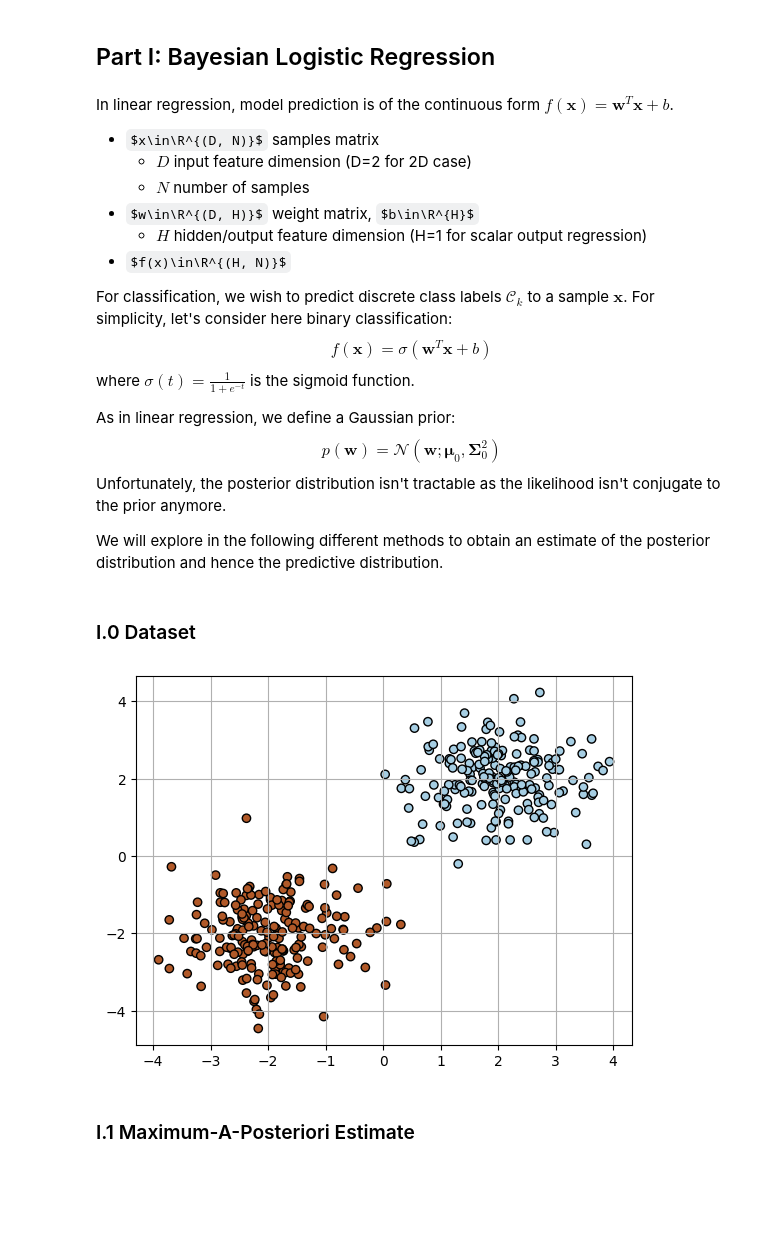
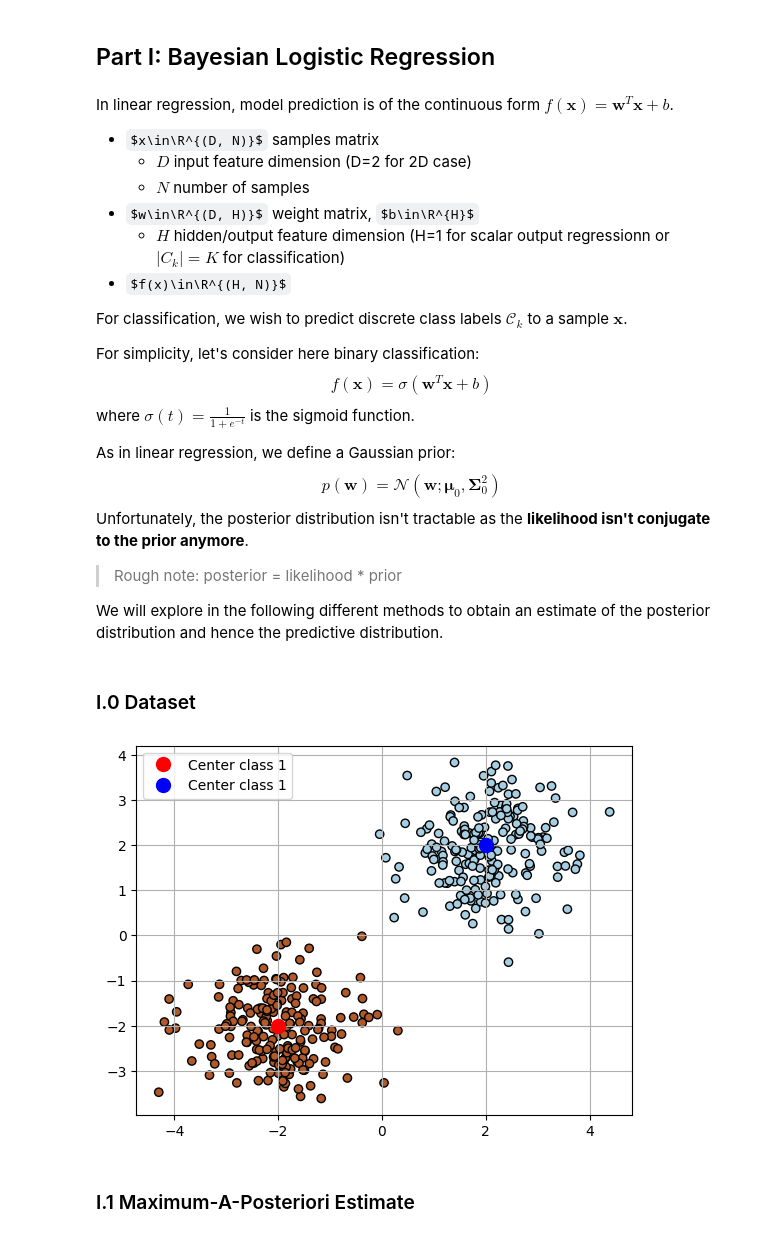
Before and after one commit to balthazarneveu/MVA23_DEEP_LEARNING_THEORY_FOUNDATIONS, a Jupyter notebook: TP2_Approximate_Inference.ipynb, the cells around one changed output. Drawn from its saved outputs; the diff is of its cells as text; code cells hidden in the pictures; some formulas as TeX source; blank space fills up the shorter version.

```diff
--- a/TP2_Approximate_Inference.ipynb
+++ b/TP2_Approximate_Inference.ipynb
@@ -48,17 +50,20 @@ In linear regression, model prediction is of the continuous form $f(\pmb{x})=\pm
   - $D$ input feature dimension (D=2 for 2D case)
   - $N$ number of samples
 - $w\in\R^{(D, H)}$ weight matrix, $b\in\R^{H}$
-    - $H$ hidden/output feature dimension  (H=1 for scalar output regression)
+    - $H$ hidden/output feature dimension  (H=1 for scalar output regressionn or $|C_{k}|=K$ for classification)
 - $f(x)\in\R^{(H, N)}$
 
 For classification, we wish to predict discrete class labels $\mathcal{C}_k$ to a sample $\pmb{x}$.
+
 For simplicity, let's consider here binary classification:
 $$f(\pmb{x}) = \sigma(\pmb{w}^T\pmb{x} + b)$$
 where $\sigma(t)= \frac{1}{1+e^{-t}}$ is the sigmoid function.
 
 As in linear regression, we define a Gaussian prior:
 $$ p(\pmb{w}) = \mathcal{N}(\pmb{w}; \pmb{\mu}_0, \pmb{\Sigma}_0^2) $$
-Unfortunately, the posterior distribution isn't tractable as the likelihood isn't conjugate to the prior anymore.
+Unfortunately, the posterior distribution isn't tractable as the **likelihood isn't conjugate to the prior anymore**.
+
+> Rough note: posterior = likelihood * prior
 
 We will explore in the following different methods to obtain an estimate of the posterior distribution and hence the predictive distribution.
 # %% [markdown]
@@ -71,18 +76,22 @@ NB_SAMPLES = 400 #@param
 TEXT_LOCATION = (-5,-7)
 # %%
 # Load linear dataset
-X, y = make_blobs(n_samples=NB_SAMPLES, centers=[(-2,-2),(2,2)], cluster_std=0.80, n_features=2)
+CENTERS = [(-2,-2),(2,2)]
+X, y = make_blobs(n_samples=NB_SAMPLES, centers=CENTERS, cluster_std=0.80, n_features=2)
 X, y = torch.from_numpy(X), torch.from_numpy(y)
 X, y = X.type(torch.float), y.type(torch.float)
 torch_train_dataset = data.TensorDataset(X,y) # create your datset
 train_dataloader = data.DataLoader(torch_train_dataset, batch_size=len(torch_train_dataset))
 
 # Visualize dataset
 plt.scatter(X[:,0], X[:,1], c=y, cmap='Paired_r', edgecolors='k')
+plt.plot(CENTERS[0][0], CENTERS[0][1],  "ro", markersize=10, label="Center class 1")
+plt.plot(CENTERS[1][0], CENTERS[1][1],  "bo", markersize=10, label="Center class 1")
+plt.legend()
 plt.grid()
 plt.show()
 # %% [output]
-[figure, old version]
+[figure, new version]
 # %% [markdown]
 ### I.1 Maximum-A-Posteriori Estimate
 # %% [markdown]
```
Also changed, not shown: parts of 7 cells of this notebook, 1 other file.
